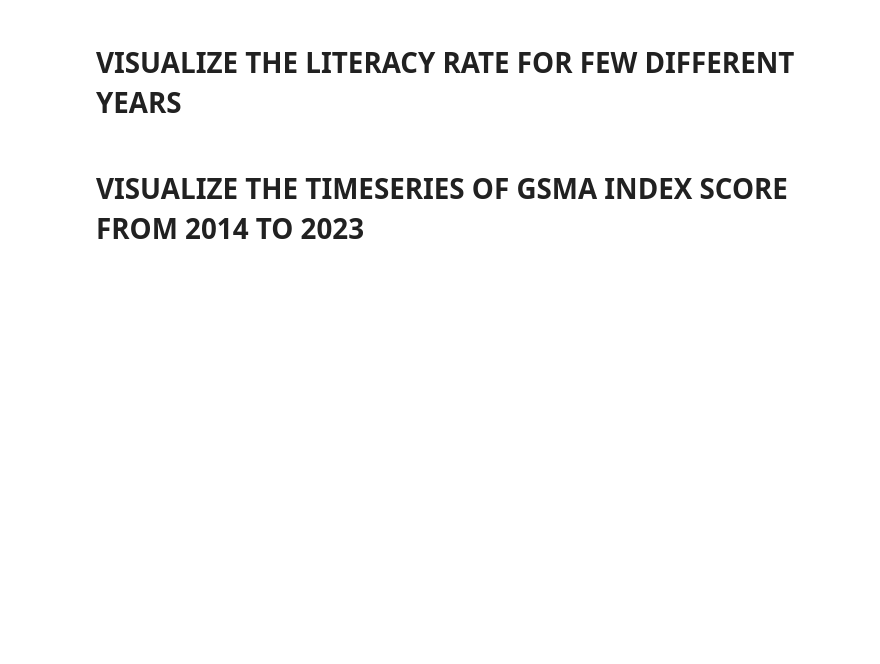
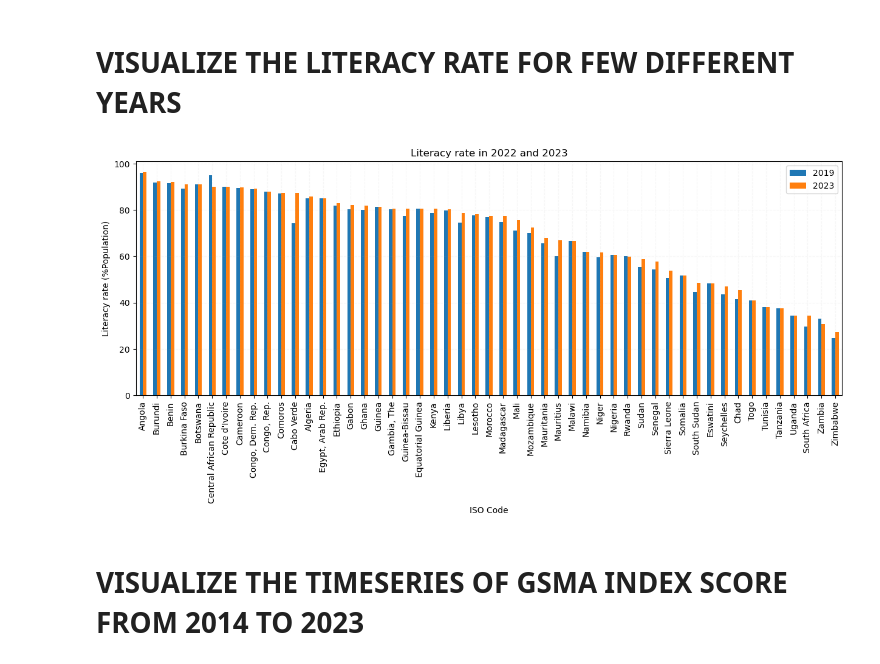
Before and after one commit to ntakirutimanapierre/FINIA, a Jupyter notebook: Codes.ipynb, the cells around one changed output. Cells and saved outputs as stored; diff of their text form; code cells hidden in the pictures; blank space fills up the shorter version.

```diff
--- a/Codes.ipynb
+++ b/Codes.ipynb
@@ -173,18 +138,19 @@ sub_saharan_africa.columns
 gsma_index = pd.pivot_table(sub_saharan_africa,
                              values='Index',
                              index='Year',
-                             columns='Country',
+                             columns='ISO Code',
                             #  aggfunc='mean',
                           fill_value=np.nan)
 Literacy_rate = pd.pivot_table(sub_saharan_africa,
                              values='Literacy',
                              index='Year',
-                             columns='Country',
+                             columns='ISO Code',
                             #  aggfunc='mean',
                           fill_value=np.nan)
 # %%
 
 print(Literacy_rate.columns)
 print(gsma_index.columns)
-
-Literacy_rate.columns == gsma_index.columns
+for iso_code in Literacy_rate.columns:
+    country_name = world_bank_country_ids.get(iso_code)  # 'Unknown' if ISO code is not found
+    print(country_name)
@@ -191,12 +175,16 @@ Literacy_rate.columns == gsma_index.columns
 # %% [markdown]
 # **VISUALIZE THE LITERACY RATE FOR FEW DIFFERENT YEARS**
 # %%
-Literacy_rate[(Literacy_rate.index).isin([2019, 2023])].T.sort_values(by=[2023], ascending=False).plot(kind = 'bar', figsize=(15, 5),legend = False,)
+ax = Literacy_rate[(Literacy_rate.index).isin([2019, 2023])].T.sort_values(by=[2023], ascending=False).plot(kind='bar', figsize=(15, 5), legend=False)
+country_names = [world_bank_country_ids.get(iso_code, iso_code) for iso_code in Literacy_rate.columns]
+ax.set_xticklabels(country_names, rotation=90)
 plt.legend(loc='best')
-plt.grid(True, linestyle = '--', alpha = 0.1)
+plt.grid(True, linestyle='--', alpha=0.1)
 plt.ylabel('Literacy rate (%Population)')
-plt.title('Literacy rate  in 2022 and 2023')
+plt.title('Literacy rate in 2022 and 2023')
 plt.show()
+# %% [output]
+[figure, added]
 # %% [markdown]
 # **VISUALIZE THE TIMESERIES OF GSMA INDEX SCORE FROM 2014 TO 2023**
 # %%
```
Also changed, not shown: parts of 31 cells of this notebook.
